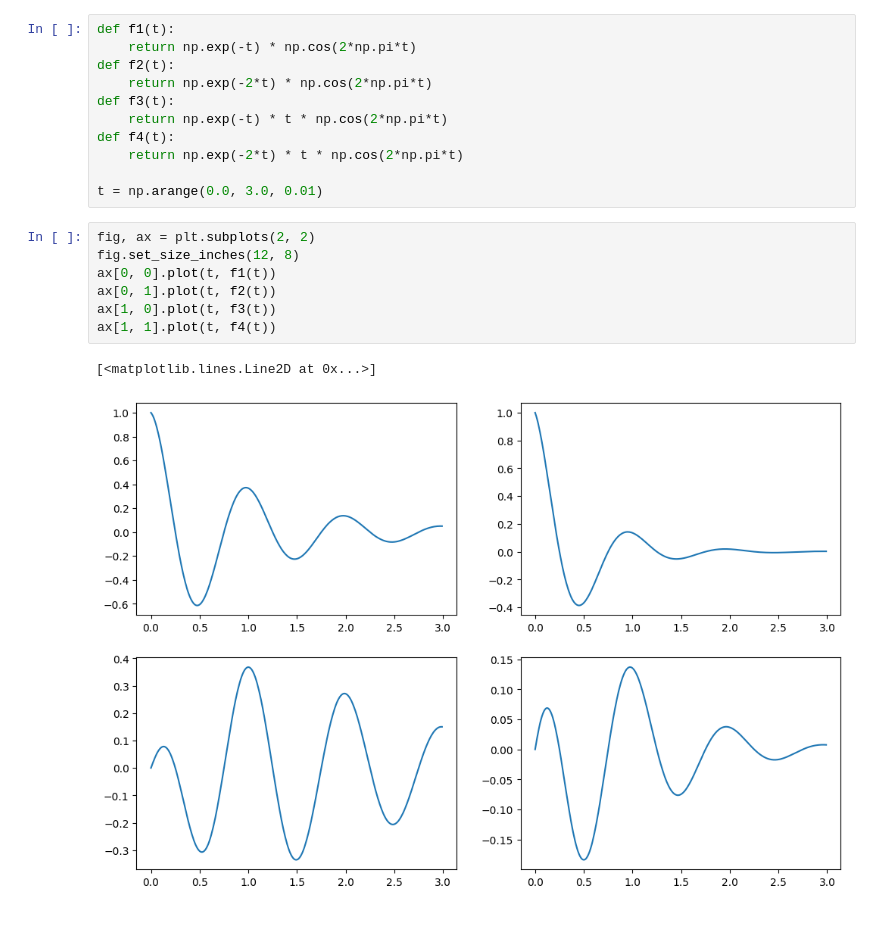
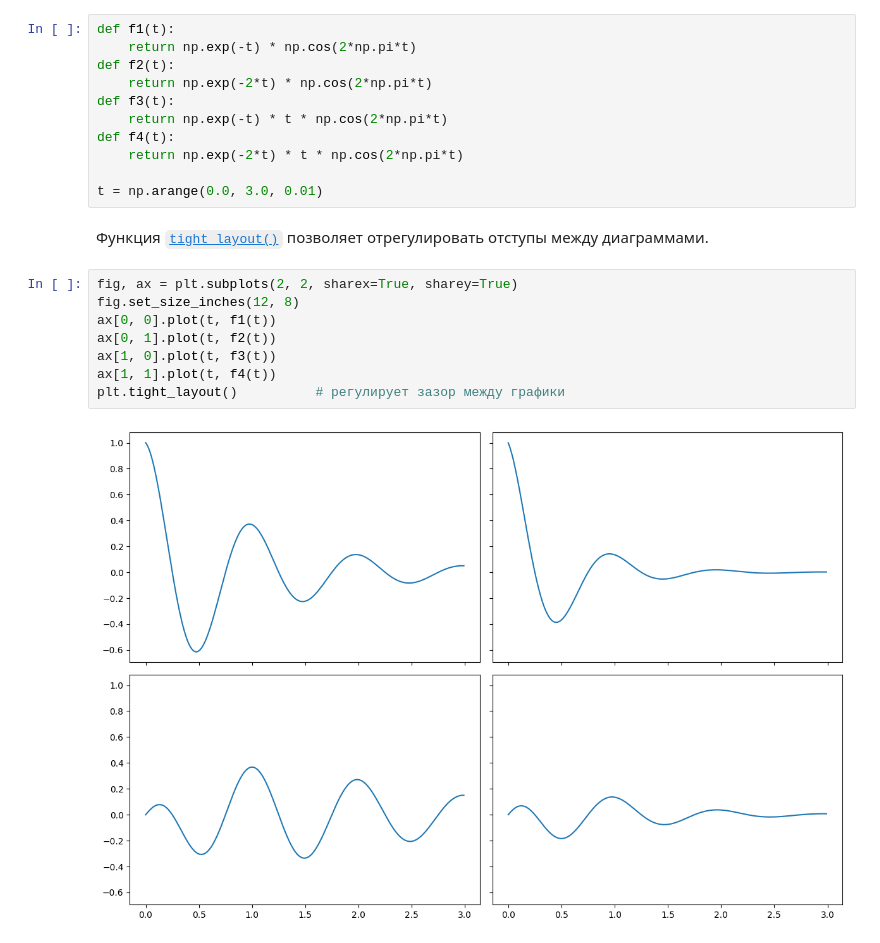
Before and after one commit to ordevoir/Data_Analysis, a Jupyter notebook: matplotlib_example.ipynb, the cells around one changed output. Saved outputs shown, nothing was run; the diff lists cells and outputs as text.

```diff
--- a/matplotlib_example.ipynb
+++ b/matplotlib_example.ipynb
@@ -163,13 +163,15 @@ def f4(t):
     return np.exp(-2*t) * t * np.cos(2*np.pi*t)
 
 t = np.arange(0.0, 3.0, 0.01)
+# %% [markdown]
+Функция [`tight_layout()`](https://matplotlib.org/stable/api/_as_gen/matplotlib.pyplot.tight_layout.html) позволяет отрегулировать отступы между диаграммами.
 # %%
-fig, ax = plt.subplots(2, 2)
+fig, ax = plt.subplots(2, 2, sharex=True, sharey=True)
 fig.set_size_inches(12, 8)
 ax[0, 0].plot(t, f1(t))
 ax[0, 1].plot(t, f2(t))
 ax[1, 0].plot(t, f3(t))
 ax[1, 1].plot(t, f4(t))
+plt.tight_layout()          # регулирует зазор между графики
 # %% [output]
-[<matplotlib.lines.Line2D at 0x...>]
-[figure, old version]
+[figure, new version]
```
Also changed, not shown: parts of 2 cells of this notebook.
